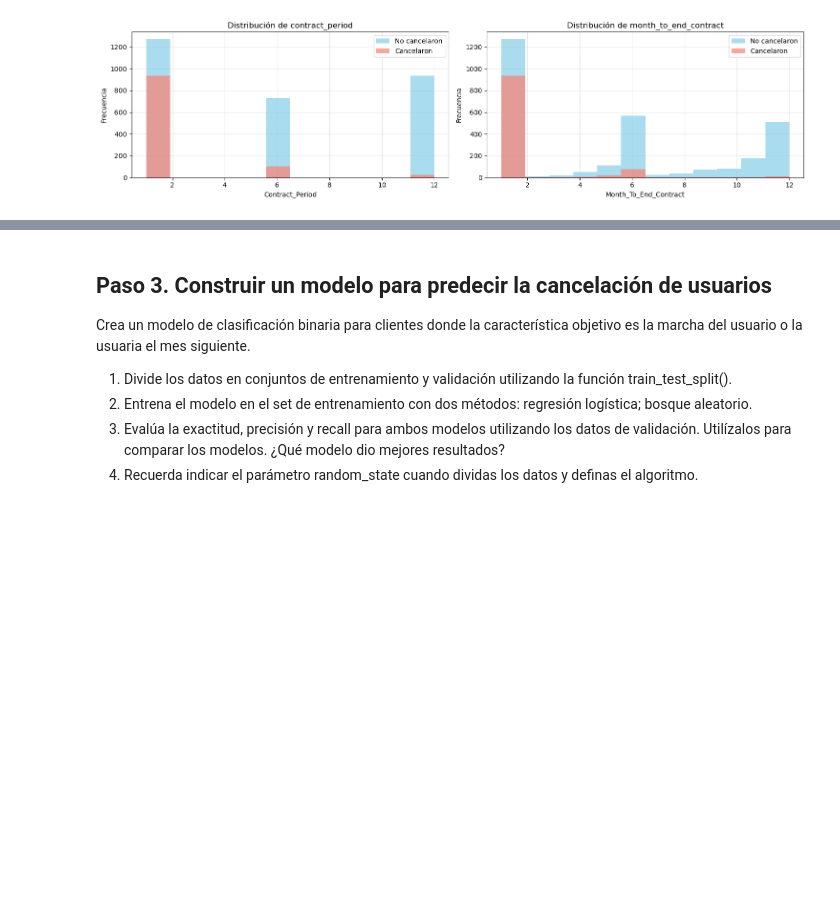
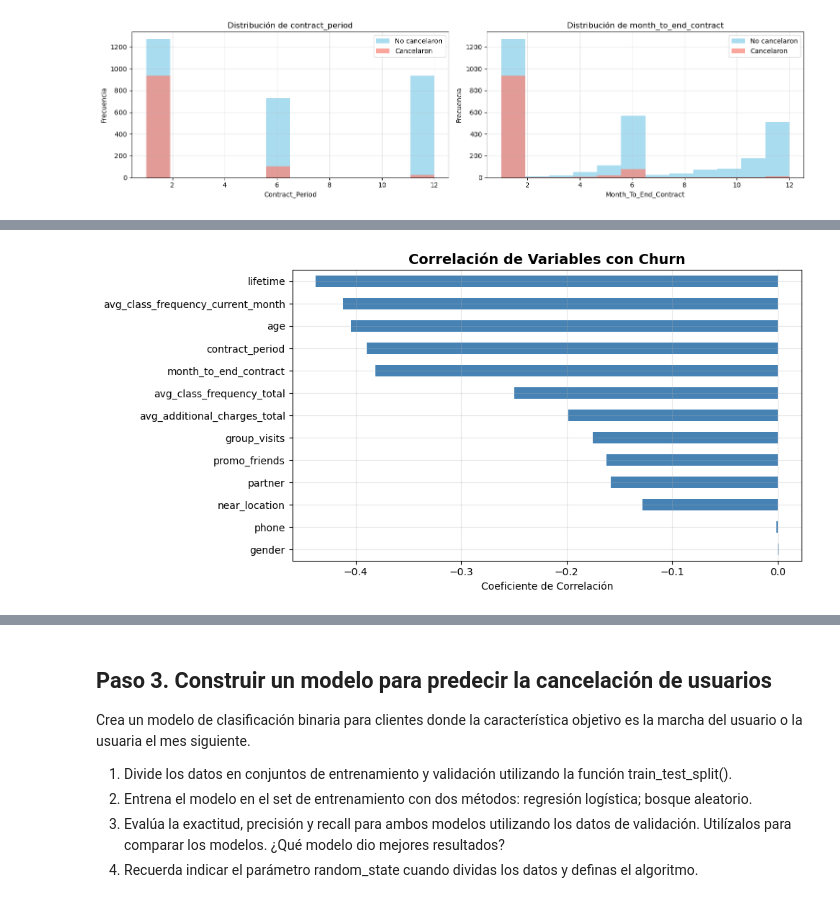
Before and after one commit to latostadorano/s_13, a Jupyter notebook: s13.ipynb, the cells around one changed output, grey strips where cells are left out. Cells and saved outputs as stored; diff of their text form; code cells hidden in the pictures; blank space fills up the shorter version.

```diff
--- a/s13.ipynb
+++ b/s13.ipynb
@@ -290,0 +339,12 @@ plt.show()
+# %%
+churn_correlations = data.corr()['churn'].sort_values(ascending=False)
+
+plt.figure(figsize=(10, 5))
+churn_correlations.drop('churn').plot(kind='barh', color='steelblue')
+plt.title('Correlación de Variables con Churn', fontsize=14, fontweight='bold')
+plt.xlabel('Coeficiente de Correlación')
+plt.grid(True, alpha=0.3)
+plt.tight_layout()
+plt.show()
+# %% [output]
+[figure, added]
```
Also changed, not shown: parts of 7 cells of this notebook.
